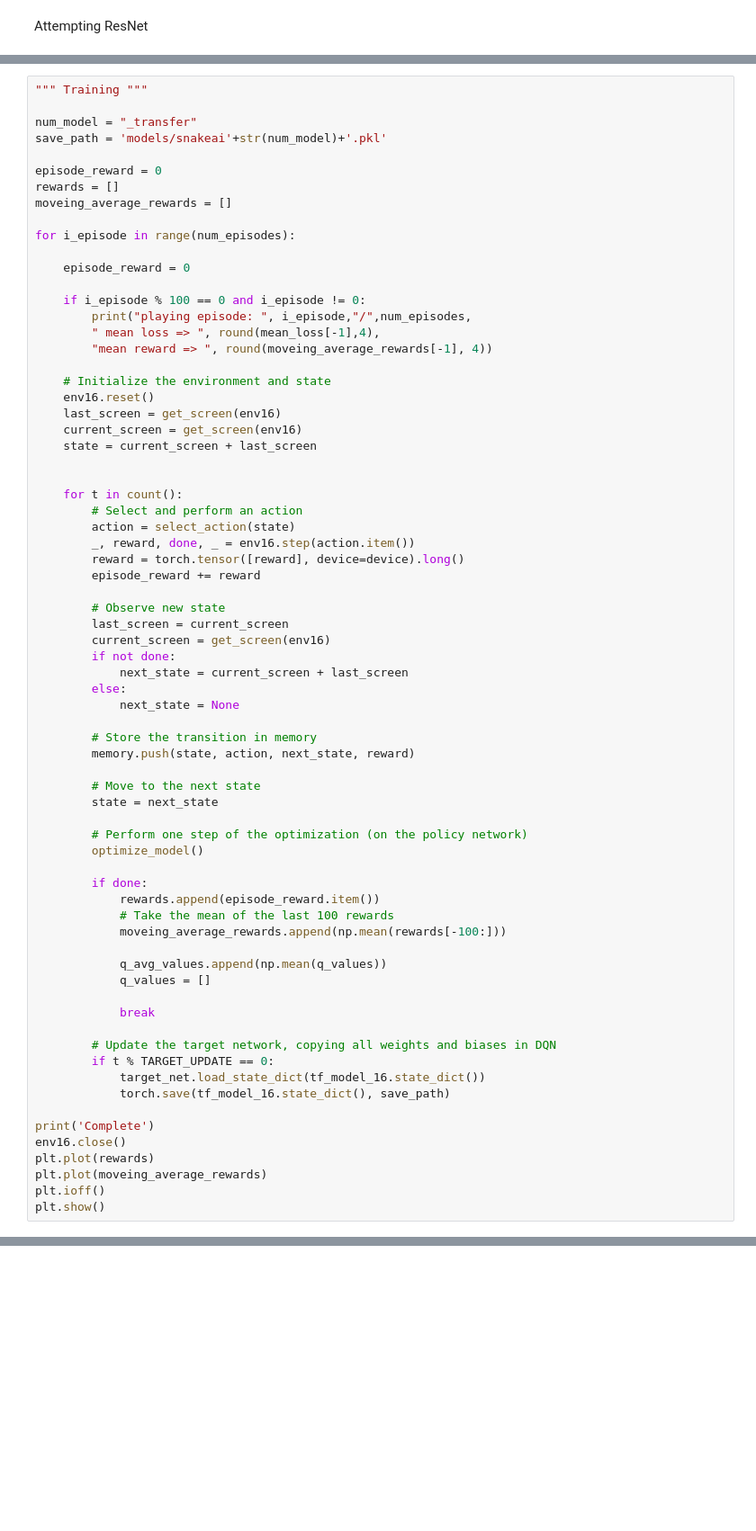
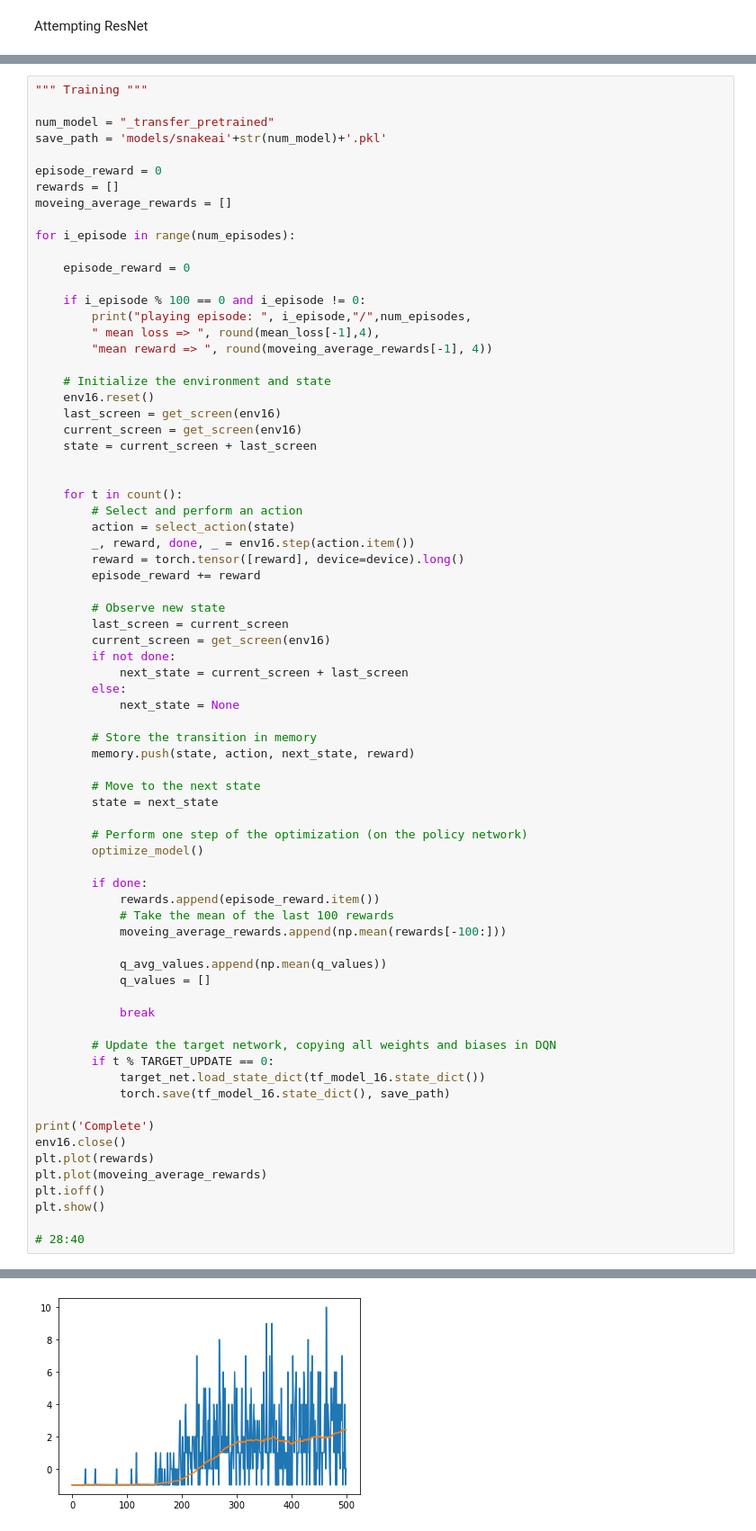
Before and after one commit to MaltheT/dl-project-grp21, a Jupyter notebook: src/snake_trainer_transfer.ipynb, the cells around one changed output, grey strips where cells are left out. Shown at 90% size. Drawn from its saved outputs; the diff is of its cells as text; blank space fills up the shorter version.

```diff
--- a/src/snake_trainer_transfer.ipynb
+++ b/src/snake_trainer_transfer.ipynb
@@ -255,7 +274,7 @@ def optimize_model():
 # %%
 """ Training """
 
-num_model = "_transfer"
+num_model = "_transfer_pretrained"
 save_path = 'models/snakeai'+str(num_model)+'.pkl'
 
 episode_reward = 0
@@ -323,4 +342,6 @@ plt.plot(rewards)
 plt.plot(moveing_average_rewards)
 plt.ioff()
 plt.show()
+
+# 28:40
 # %% [output]
@@ -329,2 +353,3 @@ KeyboardInterrupt:
+[figure, added]
 # %%
 plt.plot(q_avg_values)
```
Also changed, not shown: parts of 8 cells of this notebook, 11 other files.
